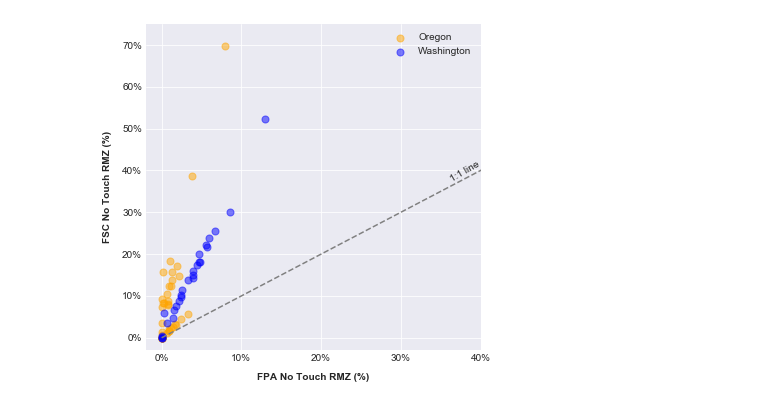
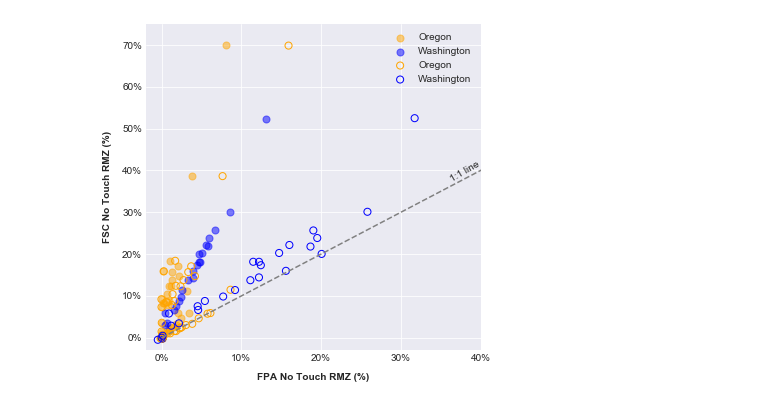
Before and after one commit to Ecotrust/FSC_Case_Studies, a Jupyter notebook: FSC Case Study Visualization.ipynb, the cells around one changed output. Cells and saved outputs as stored; diff of their text form; code cells hidden in the pictures.

Commit message:
Updated version of FSC Case Study Visualizations and images

```diff
--- a/FSC Case Study Visualization.ipynb
+++ b/FSC Case Study Visualization.ipynb
@@ -57,24 +57,24 @@ parcels['pctcore_bau'] = parcels.core_bau / parcels.acres
 # %%
 fig, ax = plt.subplots(1, figsize=(6,6))
 parcels.loc[parcels.state == 'OR'].plot.scatter(x='pctcore_bau', y='pctcore_fsc', s=50, alpha=0.5,
                                                 ax=ax, label='Oregon', color='orange', )
 parcels.loc[parcels.state == 'WA'].plot.scatter(x='pctcore_bau', y='pctcore_fsc', s=50, alpha=0.5,
                                                 ax=ax, label='Washington', color='blue')
-#parcels.loc[parcels.state == 'OR'].plot.scatter(x='pctrip_bau', y='pctrip_fsc', s=50,
-#                                                ax=ax, label='Oregon', c='none', edgecolors='orange')
-#parcels.loc[parcels.state == 'WA'].plot.scatter(x='pctrip_bau', y='pctrip_fsc', s=50,
-#                                                ax=ax, label='Washington', c='none', edgecolors='blue')
+parcels.loc[parcels.state == 'OR'].plot.scatter(x='pctrip_bau', y='pctrip_fsc', s=50,
+                                               ax=ax, label='Oregon', c='none', edgecolors='orange')
+parcels.loc[parcels.state == 'WA'].plot.scatter(x='pctrip_bau', y='pctrip_fsc', s=50,
+                                               ax=ax, label='Washington', c='none', edgecolors='blue')
 plt.plot(np.linspace(0,1,10), np.linspace(0,1,10), color='gray', linestyle='--')
 ax.set_xlim(-0.02,0.2)
 ax.set_ylim(-0.03,0.75)
 ax.set_xticks(np.arange(0,0.5,0.1))
 ax.set_yticks(np.arange(0,0.8,0.1))
 ax.set_ylabel('FSC No Touch RMZ (%)', weight='bold', labelpad=10)
 ax.set_xlabel('FPA No Touch RMZ (%)', weight='bold', labelpad=10)
 ax.yaxis.set_major_formatter(FuncFormatter('{0:.0%}'.format))
 ax.xaxis.set_major_formatter(FuncFormatter('{0:.0%}'.format))
 plt.text(0.36,0.41, '1:1 line', rotation=30)
 plt.legend(loc='upper right')
 plt.savefig('FVSvFPA_RMZcore.png');
 # %% [output]
-[figure, old version]
+[figure, new version]
```
Also changed, not shown: parts of 92 cells of this notebook, 4 other files.
